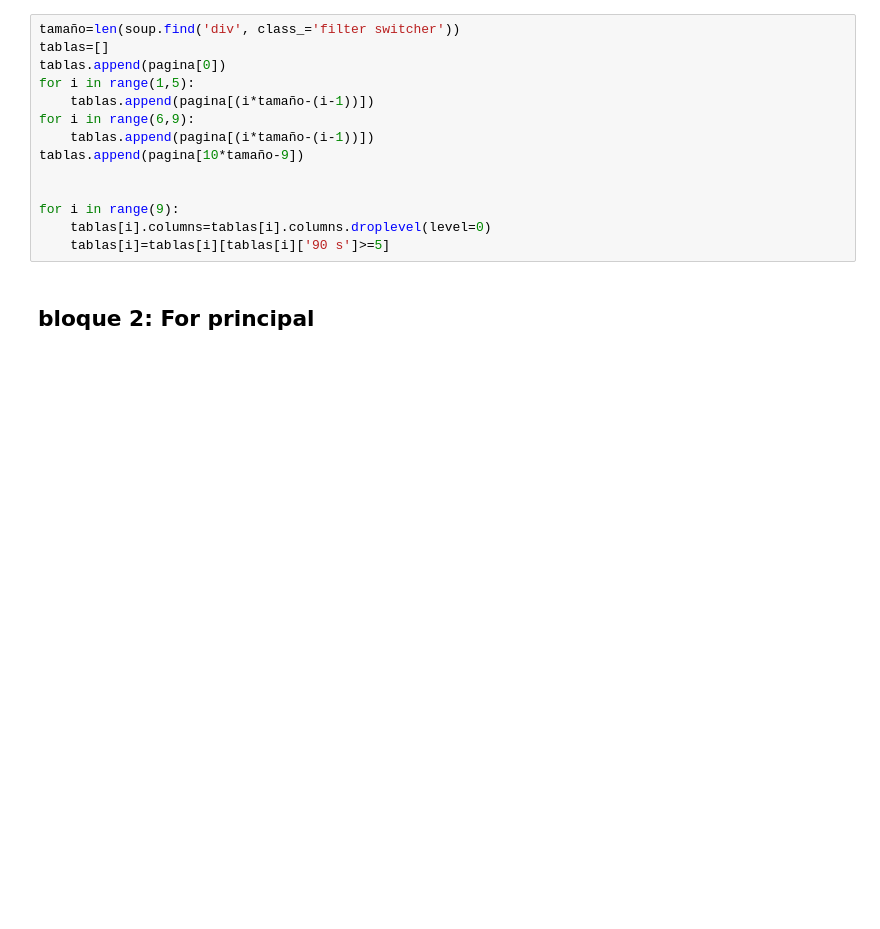
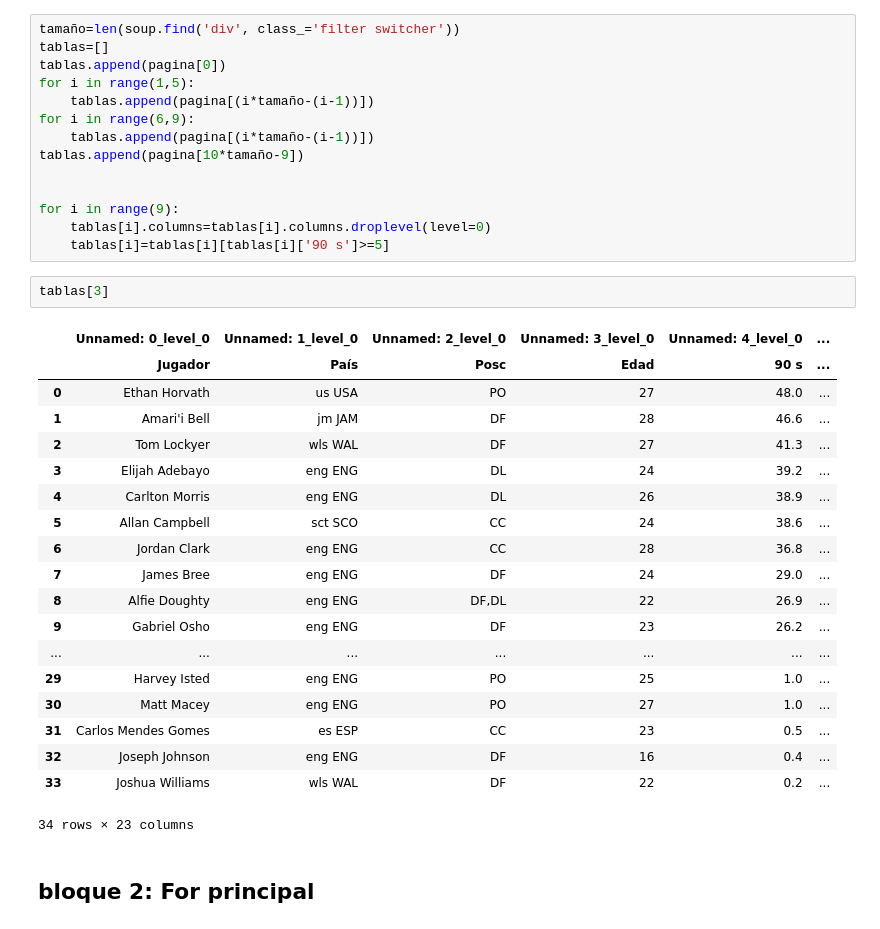
Before and after one commit to Aalg26/la_caprichosa, a Jupyter notebook: Funciones/funcion get_players_mean.ipynb, the cells around one changed output. Saved outputs shown, nothing was run; the diff lists cells and outputs as text; blank space fills up the shorter version.

```diff
--- a/Funciones/funcion get_players_mean.ipynb
+++ b/Funciones/funcion get_players_mean.ipynb
@@ -208,6 +221,28 @@ tablas.append(pagina[10*tamaño-9])
 for i in range(9):
     tablas[i].columns=tablas[i].columns.droplevel(level=0)
     tablas[i]=tablas[i][tablas[i]['90 s']>=5]
+# %%
+tablas[3]
+# %% [output]
+|  | Unnamed: 0_level_0 | Unnamed: 1_level_0 | Unnamed: 2_level_0 | Unnamed: 3_level_0 | Unnamed: 4_level_0 | ... |
+|  | Jugador | País | Posc | Edad | 90 s | ... |
+| 0 | Ethan Horvath | us USA | PO | 27 | 48.0 | ... |
+| 1 | Amari'i Bell | jm JAM | DF | 28 | 46.6 | ... |
+| 2 | Tom Lockyer | wls WAL | DF | 27 | 41.3 | ... |
+| 3 | Elijah Adebayo | eng ENG | DL | 24 | 39.2 | ... |
+| 4 | Carlton Morris | eng ENG | DL | 26 | 38.9 | ... |
+| 5 | Allan Campbell | sct SCO | CC | 24 | 38.6 | ... |
+| 6 | Jordan Clark | eng ENG | CC | 28 | 36.8 | ... |
+| 7 | James Bree | eng ENG | DF | 24 | 29.0 | ... |
+| 8 | Alfie Doughty | eng ENG | DF,DL | 22 | 26.9 | ... |
+| 9 | Gabriel Osho | eng ENG | DF | 23 | 26.2 | ... |
+| ... | ... | ... | ... | ... | ... | ... |
+| 29 | Harvey Isted | eng ENG | PO | 25 | 1.0 | ... |
+| 30 | Matt Macey | eng ENG | PO | 27 | 1.0 | ... |
+| 31 | Carlos Mendes Gomes | es ESP | CC | 23 | 0.5 | ... |
+| 32 | Joseph Johnson | eng ENG | DF | 16 | 0.4 | ... |
+| 33 | Joshua Williams | wls WAL | DF | 22 | 0.2 | ... |
+34 rows × 23 columns
 # %% [markdown]
 ## bloque 2: For principal
 # %% [markdown]
```
Also changed, not shown: parts of 4 cells of this notebook, 7 other files.
